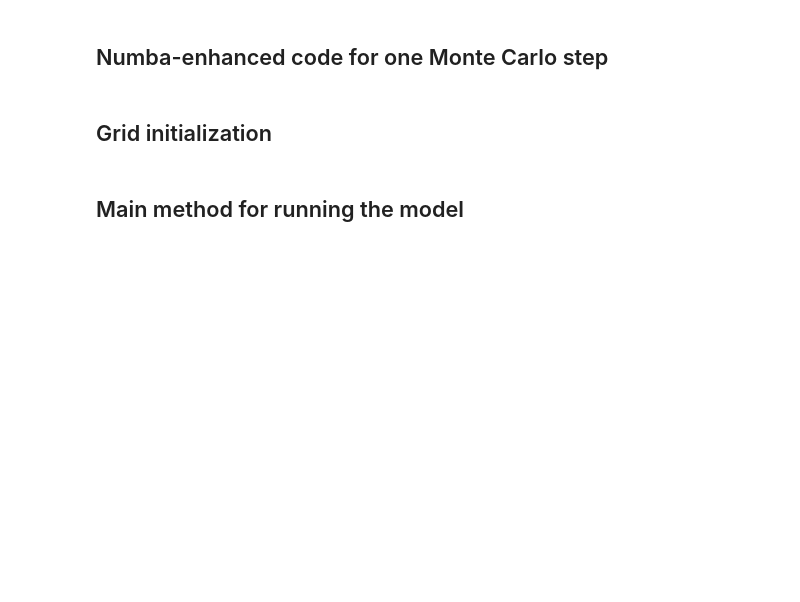
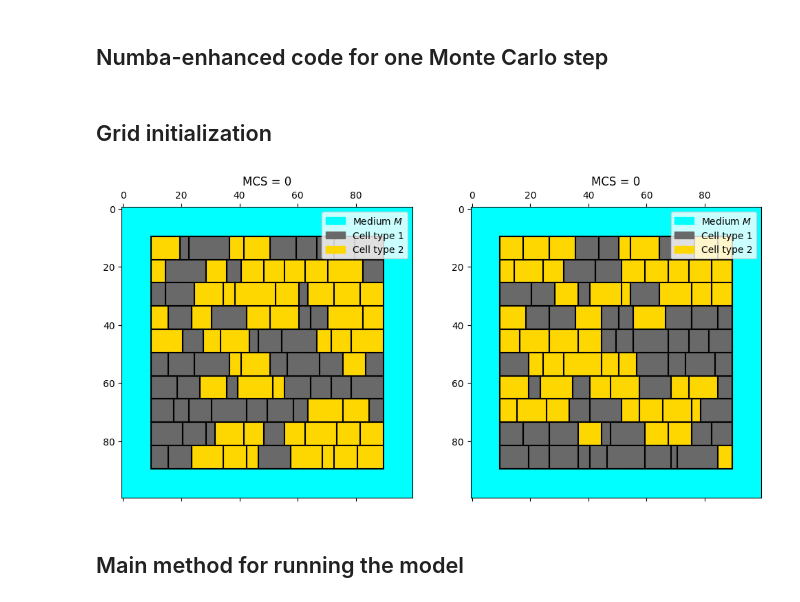
Before and after one commit to jonas4climate/metabolic-cellular-modelling, a Jupyter notebook: assignment4.ipynb, the cells around one changed output. Saved outputs shown, nothing was run; the diff lists cells and outputs as text; code cells hidden in the pictures; blank space fills up the shorter version.

Commit message:
Extendible method for initializing a rectangular grid

```diff
--- a/assignment4.ipynb
+++ b/assignment4.ipynb
@@ -233,5 +278,17 @@ def initialize_cells_on_grid(nx, n_cells, style, padding=25):
 
     return grid
+# %%
+grid = rectangular_grid(100, 10, 10, 80, 80)
+
+fig, ax = plt.subplots(1,2,figsize=(12,6))
+plot_cellular_potts(ax[0], grid, 2, 0)
+
+grid = rectangular_grid(100, 10, 10, 80, 80)
+plot_cellular_potts(ax[1], grid, 2, 0)
+
+plt.show()
+# %% [output]
+[figure, added]
 # %% [markdown]
 ## Main method for running the model
 # %%
```
Also changed, not shown: parts of 3 cells of this notebook.
